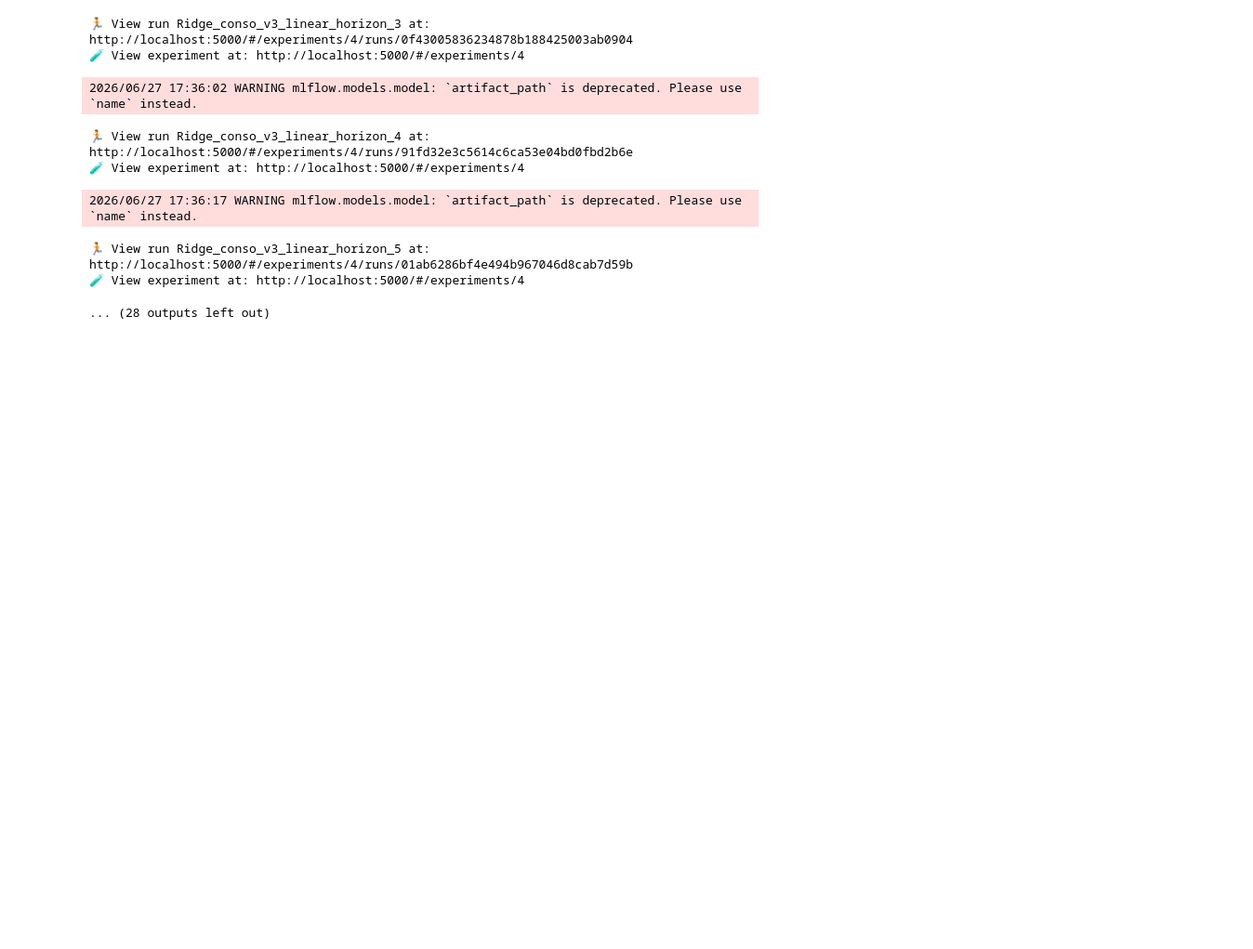
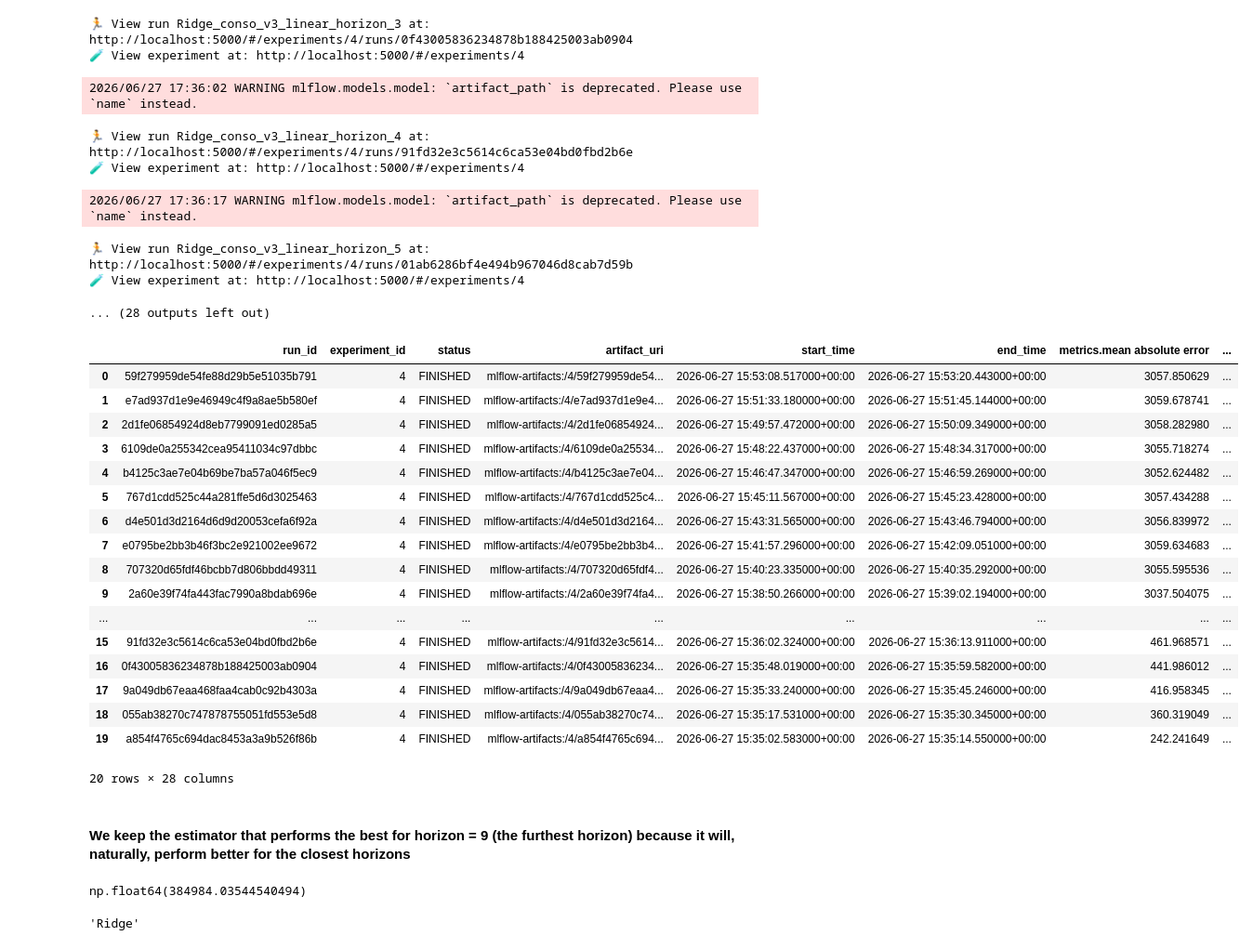
Before and after one commit to Marwane-ELM/energy_peak_prediction_fr, a Jupyter notebook: notebooks/dataset_and_model_selection.ipynb, the cells around one changed output. Shown at 93% size. Drawn from its saved outputs; the diff is of its cells as text; code cells hidden in the pictures; blank space fills up the shorter version.

Commit message:
Saved the best models and created the python scripts to automate the selection of the group of ML models that perform the best on the given time period horizons

```diff
--- a/notebooks/dataset_and_model_selection.ipynb
+++ b/notebooks/dataset_and_model_selection.ipynb
@@ -67,3 +68,34 @@ md.log_models(
 🏃 View run Ridge_conso_v3_linear_horizon_5 at: http://localhost:5000/#/experiments/4/runs/01ab6286bf4e494b967046d8cab7d59b
 🧪 View experiment at: http://localhost:5000/#/experiments/4
 ... (28 outputs left out)
+# %%
+mlflow.set_tracking_uri('http://localhost:5000')
+experiment_name = "Best models Experiment"
+experiment = mlflow.get_experiment_by_name(experiment_name)
+# %%
+runs = mlflow.search_runs(
+    experiment_ids = [experiment.experiment_id],
+    order_by = ['metrics.root_mean_squared_error ASC'],
+    max_results=None
+)
+# %%
+runs
+# %% [output]
+|  | run_id | experiment_id | status | artifact_uri | start_time | end_time | metrics.mean absolute error | ... |
+| 0 | 59f279959de54fe88d29b5e51035b791 | 4 | FINISHED | mlflow-artifacts:/4/59f279959de54... | 2026-06-27 15:53:08.517000+00:00 | 2026-06-27 15:53:20.443000+00:00 | 3057.850629 | ... |
+| 1 | e7ad937d1e9e46949c4f9a8ae5b580ef | 4 | FINISHED | mlflow-artifacts:/4/e7ad937d1e9e4... | 2026-06-27 15:51:33.180000+00:00 | 2026-06-27 15:51:45.144000+00:00 | 3059.678741 | ... |
+| 2 | 2d1fe06854924d8eb7799091ed0285a5 | 4 | FINISHED | mlflow-artifacts:/4/2d1fe06854924... | 2026-06-27 15:49:57.472000+00:00 | 2026-06-27 15:50:09.349000+00:00 | 3058.282980 | ... |
+| 3 | 6109de0a255342cea95411034c97dbbc | 4 | FINISHED | mlflow-artifacts:/4/6109de0a25534... | 2026-06-27 15:48:22.437000+00:00 | 2026-06-27 15:48:34.317000+00:00 | 3055.718274 | ... |
+| 4 | b4125c3ae7e04b69be7ba57a046f5ec9 | 4 | FINISHED | mlflow-artifacts:/4/b4125c3ae7e04... | 2026-06-27 15:46:47.347000+00:00 | 2026-06-27 15:46:59.269000+00:00 | 3052.624482 | ... |
+| 5 | 767d1cdd525c44a281ffe5d6d3025463 | 4 | FINISHED | mlflow-artifacts:/4/767d1cdd525c4... | 2026-06-27 15:45:11.567000+00:00 | 2026-06-27 15:45:23.428000+00:00 | 3057.434288 | ... |
+| 6 | d4e501d3d2164d6d9d20053cefa6f92a | 4 | FINISHED | mlflow-artifacts:/4/d4e501d3d2164... | 2026-06-27 15:43:31.565000+00:00 | 2026-06-27 15:43:46.794000+00:00 | 3056.839972 | ... |
+| 7 | e0795be2bb3b46f3bc2e921002ee9672 | 4 | FINISHED | mlflow-artifacts:/4/e0795be2bb3b4... | 2026-06-27 15:41:57.296000+00:00 | 2026-06-27 15:42:09.051000+00:00 | 3059.634683 | ... |
+| 8 | 707320d65fdf46bcbb7d806bbdd49311 | 4 | FINISHED | mlflow-artifacts:/4/707320d65fdf4... | 2026-06-27 15:40:23.335000+00:00 | 2026-06-27 15:40:35.292000+00:00 | 3055.595536 | ... |
+| 9 | 2a60e39f74fa443fac7990a8bdab696e | 4 | FINISHED | mlflow-artifacts:/4/2a60e39f74fa4... | 2026-06-27 15:38:50.266000+00:00 | 2026-06-27 15:39:02.194000+00:00 | 3037.504075 | ... |
+| ... | ... | ... | ... | ... | ... | ... | ... | ... |
+| 15 | 91fd32e3c5614c6ca53e04bd0fbd2b6e | 4 | FINISHED | mlflow-artifacts:/4/91fd32e3c5614... | 2026-06-27 15:36:02.324000+00:00 | 2026-06-27 15:36:13.911000+00:00 | 461.968571 | ... |
+| 16 | 0f43005836234878b188425003ab0904 | 4 | FINISHED | mlflow-artifacts:/4/0f43005836234... | 2026-06-27 15:35:48.019000+00:00 | 2026-06-27 15:35:59.582000+00:00 | 441.986012 | ... |
+| 17 | 9a049db67eaa468faa4cab0c92b4303a | 4 | FINISHED | mlflow-artifacts:/4/9a049db67eaa4... | 2026-06-27 15:35:33.240000+00:00 | 2026-06-27 15:35:45.246000+00:00 | 416.958345 | ... |
+| 18 | 055ab38270c747878755051fd553e5d8 | 4 | FINISHED | mlflow-artifacts:/4/055ab38270c74... | 2026-06-27 15:35:17.531000+00:00 | 2026-06-27 15:35:30.345000+00:00 | 360.319049 | ... |
+| 19 | a854f4765c694dac8453a3a9b526f86b | 4 | FINISHED | mlflow-artifacts:/4/a854f4765c694... | 2026-06-27 15:35:02.583000+00:00 | 2026-06-27 15:35:14.550000+00:00 | 242.241649 | ... |
+20 rows × 28 columns
@@ -69,0 +104,2 @@ md.log_models(
+# %% [markdown]
+#### We keep the estimator that performs the best for horizon = 9 (the furthest horizon) because it will, naturally, perform better for the closest horizons
@@ -69,0 +120,4 @@ md.log_models(
+# %%
+score1
+# %% [output]
+np.float64(384984.03544540494)
@@ -69,0 +137,4 @@ md.log_models(
+# %%
+best_estimator
+# %% [output]
+'Ridge'
```
Also changed, not shown: parts of 9 cells of this notebook, 1 other file.
